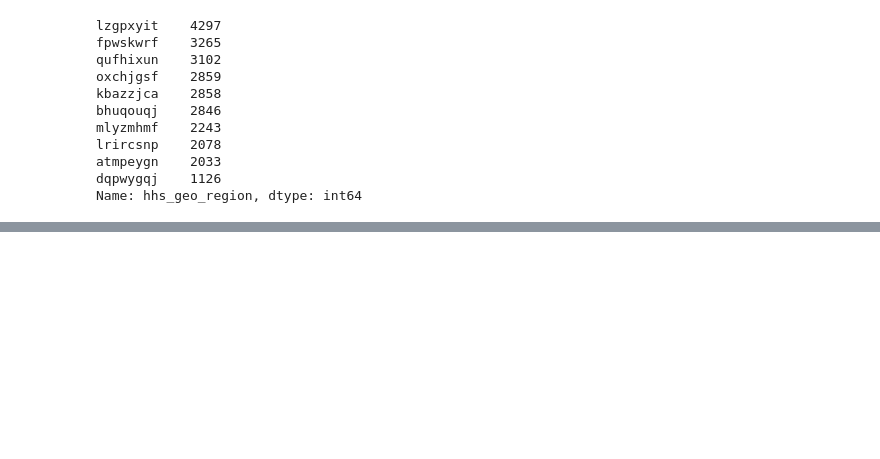
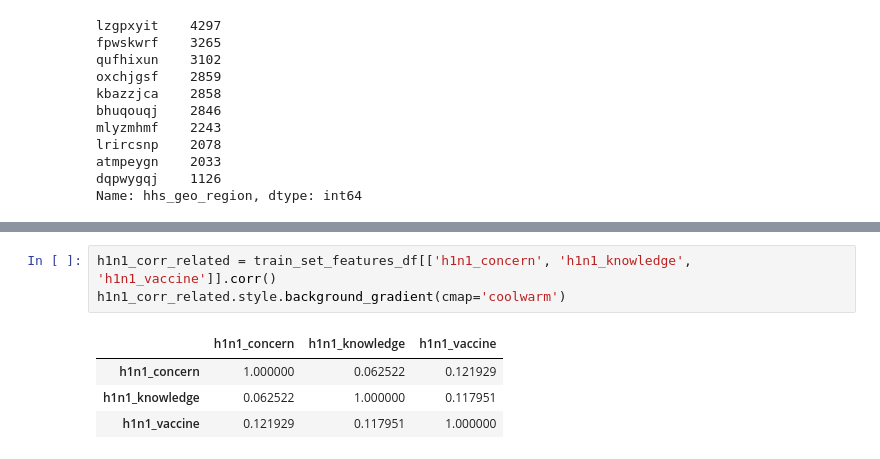
Before and after one commit to prithviraj-maurya/Flu-Shot-Learning-ML, a Jupyter notebook: Project-flu-vaccine-eda.ipynb, the cells around one changed output, grey strips where cells are left out. Drawn from its saved outputs; the diff is of its cells as text; blank space fills up the shorter version.

```diff
--- a/Project-flu-vaccine-eda.ipynb
+++ b/Project-flu-vaccine-eda.ipynb
@@ -509,0 +579,8 @@ Name: hhs_geo_region, dtype: int64
+# %%
+h1n1_corr_related = train_set_features_df[['h1n1_concern', 'h1n1_knowledge', 'h1n1_vaccine']].corr()
+h1n1_corr_related.style.background_gradient(cmap='coolwarm')
+# %% [output]
+|  | h1n1_concern | h1n1_knowledge | h1n1_vaccine |
+| h1n1_concern | 1.000000 | 0.062522 | 0.121929 |
+| h1n1_knowledge | 0.062522 | 1.000000 | 0.117951 |
+| h1n1_vaccine | 0.121929 | 0.117951 | 1.000000 |
```
Also changed, not shown: parts of 14 cells of this notebook, 3 other files.
